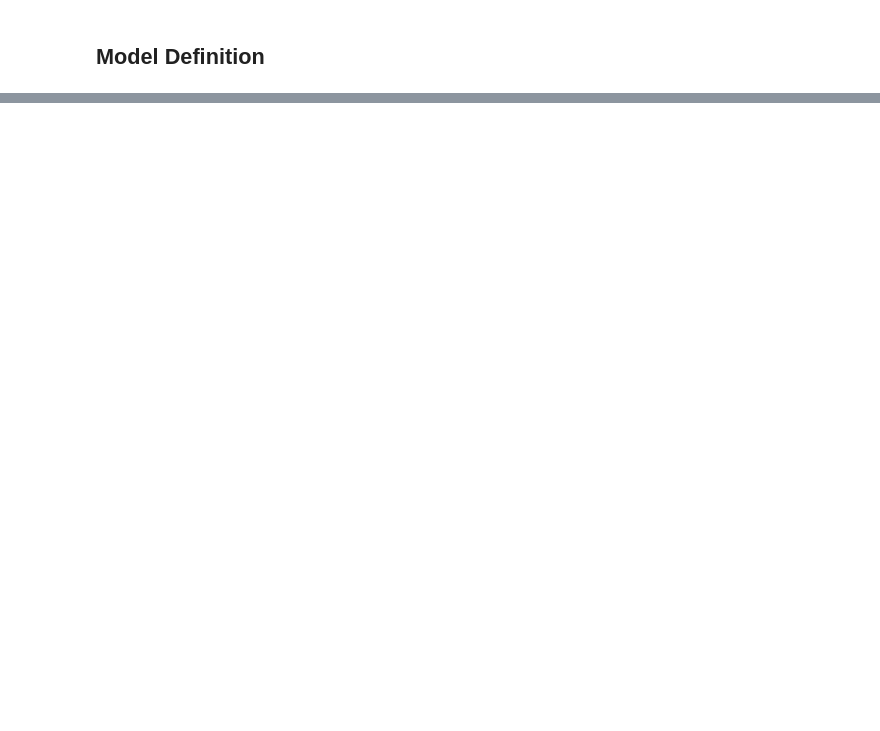
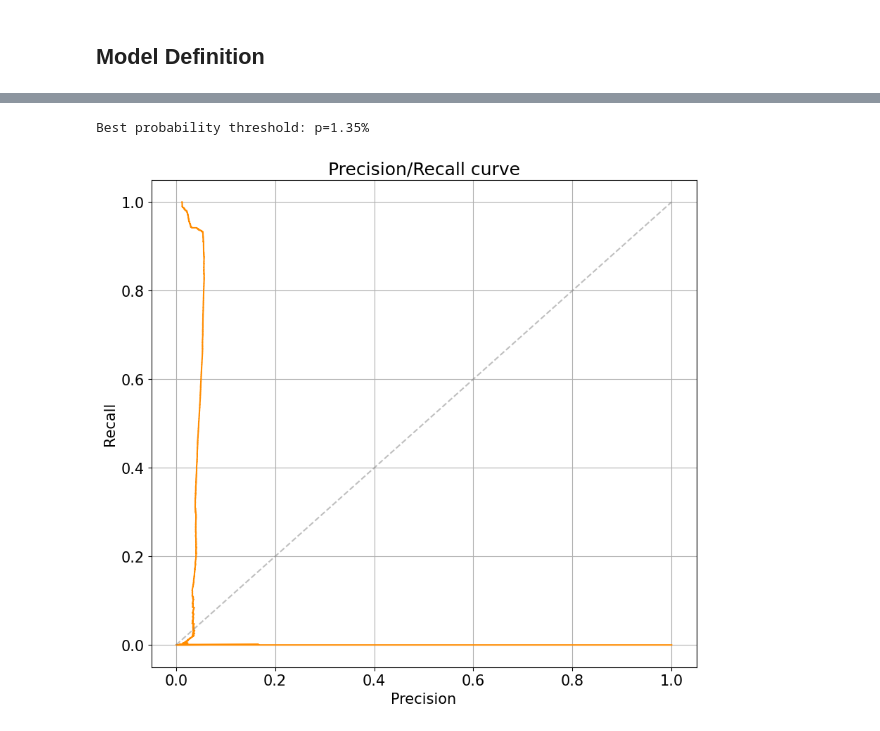
Before and after one commit to drchapman-17/HPCGraphAnomalyDetection, a Jupyter notebook: notebooks/train_GNN_multigraph.ipynb, the cells around one changed output, grey strips where cells are left out. Saved outputs shown, nothing was run; the diff lists cells and outputs as text; code cells hidden in the pictures; blank space fills up the shorter version.

```diff
--- a/notebooks/train_GNN_multigraph.ipynb
+++ b/notebooks/train_GNN_multigraph.ipynb
@@ -429,0 +439,5 @@ test    76306 (98.66%)  1037 (1.34%)
+# %%
+plot_pr_curve(predictions,save_as=os.path.join(logpath,'PR_curve.png'))
+# %% [output]
+Best probability threshold: p=1.35%
+[figure, added]
```
Also changed, not shown: parts of 52 cells of this notebook.
